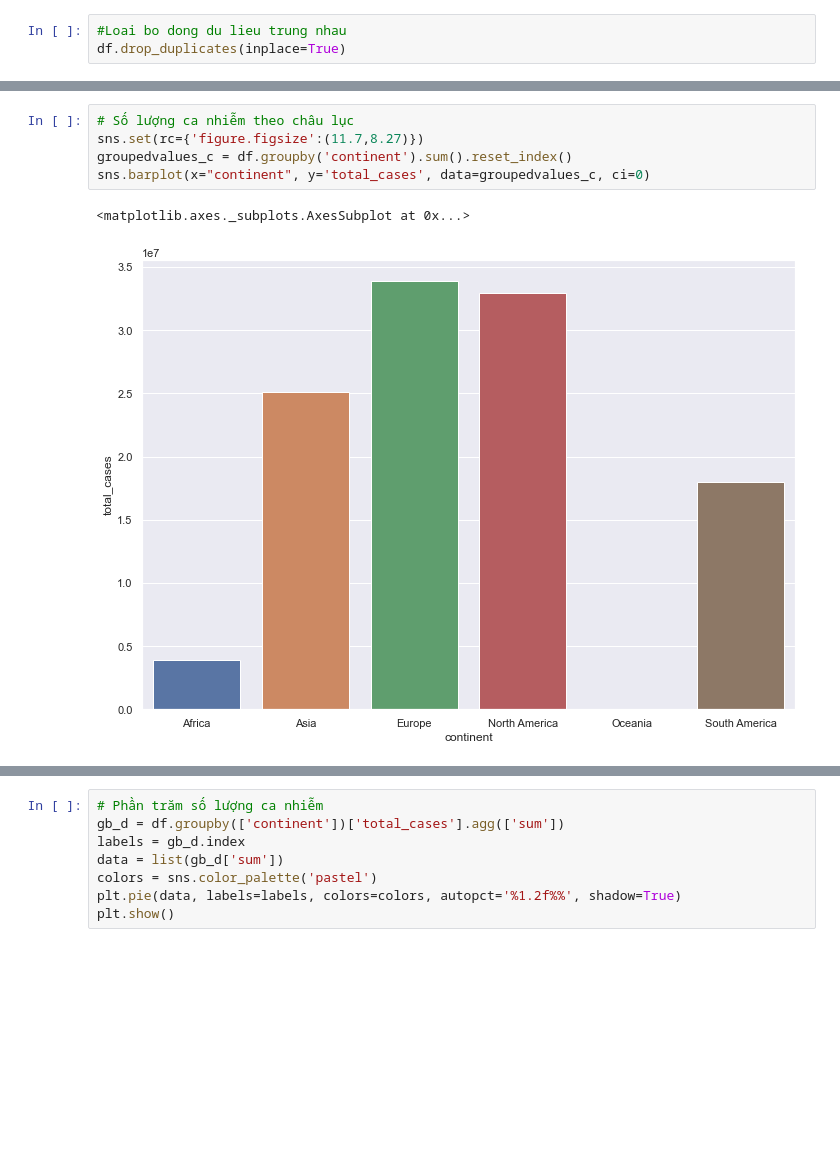
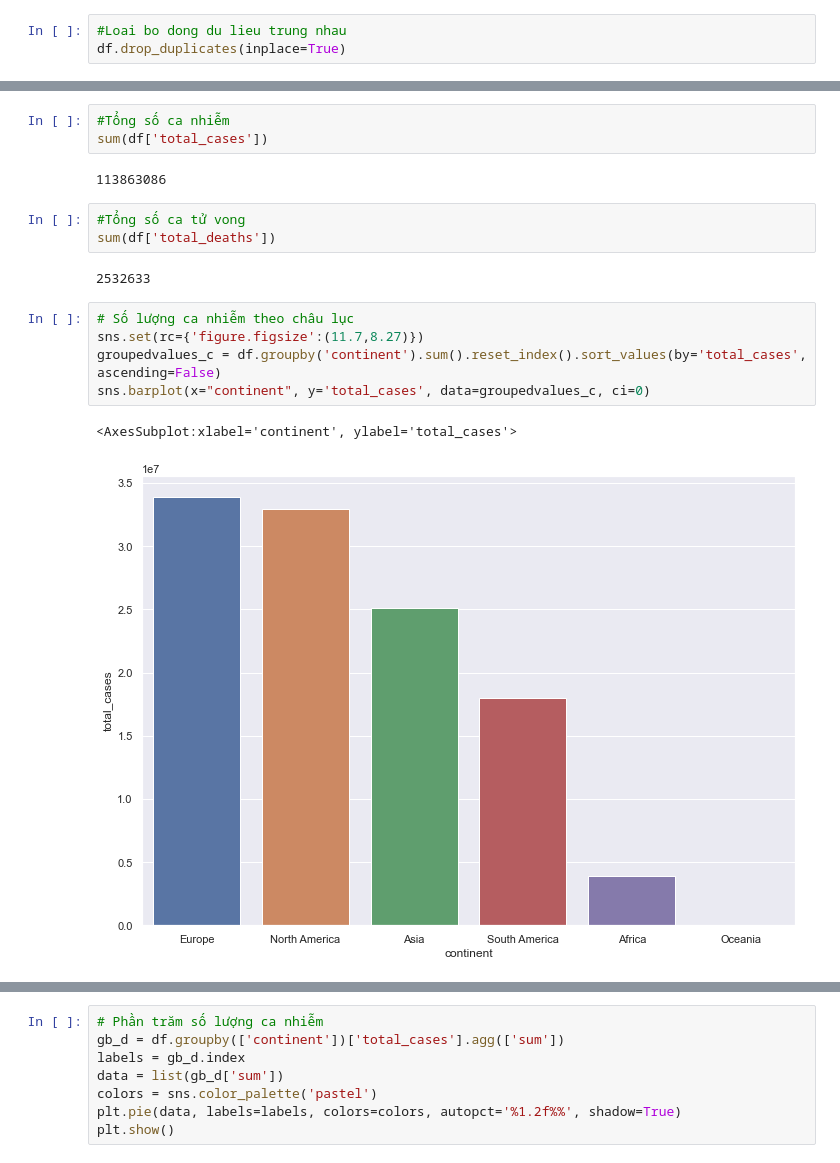
Before and after one commit to minhtri1610/covidEDA, a Jupyter notebook: analytics/MiniProject.ipynb, the cells around one changed output, grey strips where cells are left out. Cells and saved outputs as stored; diff of their text form; blank space fills up the shorter version.

```diff
--- a/analytics/MiniProject.ipynb
+++ b/analytics/MiniProject.ipynb
@@ -61,8 +61,18 @@ plt.savefig('missingdata.png', dpi=100)
+# %%
+#Tổng số ca nhiễm
+sum(df['total_cases'])
+# %% [output]
+113863086
+# %%
+#Tổng số ca tử vong
+sum(df['total_deaths'])
+# %% [output]
+2532633
 # %%
 # Số lượng ca nhiễm theo châu lục
 sns.set(rc={'figure.figsize':(11.7,8.27)})
-groupedvalues_c = df.groupby('continent').sum().reset_index()
+groupedvalues_c = df.groupby('continent').sum().reset_index().sort_values(by='total_cases', ascending=False)
 sns.barplot(x="continent", y='total_cases', data=groupedvalues_c, ci=0)
 # %% [output]
-<matplotlib.axes._subplots.AxesSubplot at 0x...>
+<AxesSubplot:xlabel='continent', ylabel='total_cases'>
-[figure, old version]
+[figure, new version]
```
Also changed, not shown: parts of 15 cells of this notebook, 19 other files.
